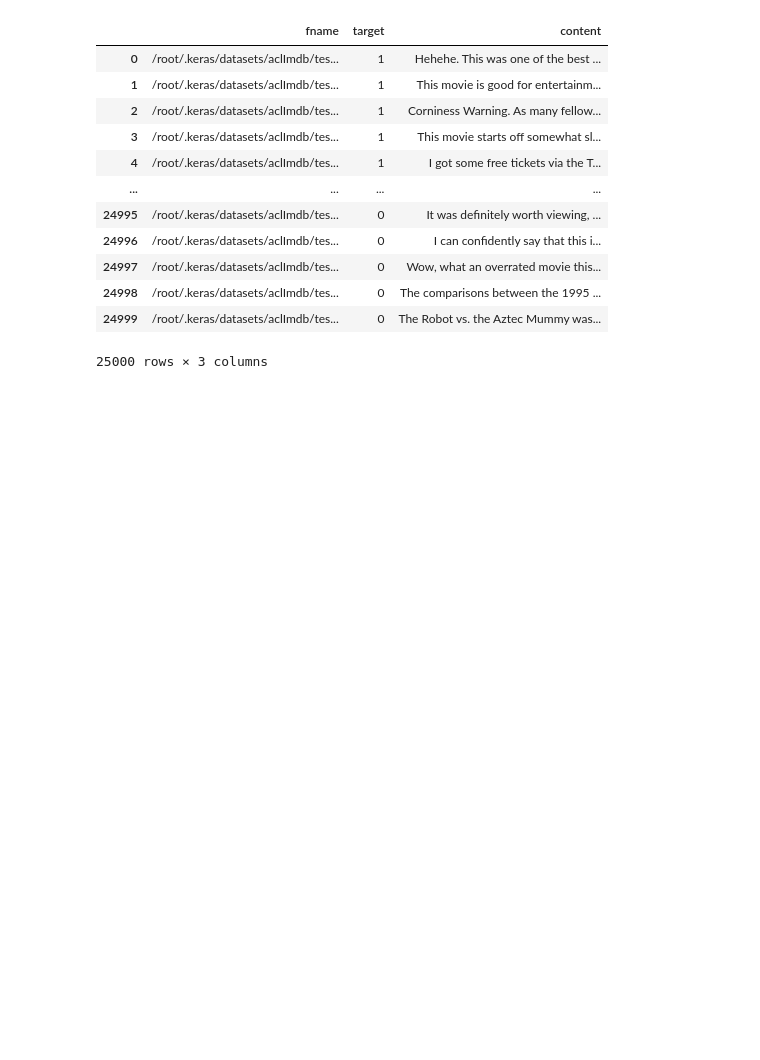
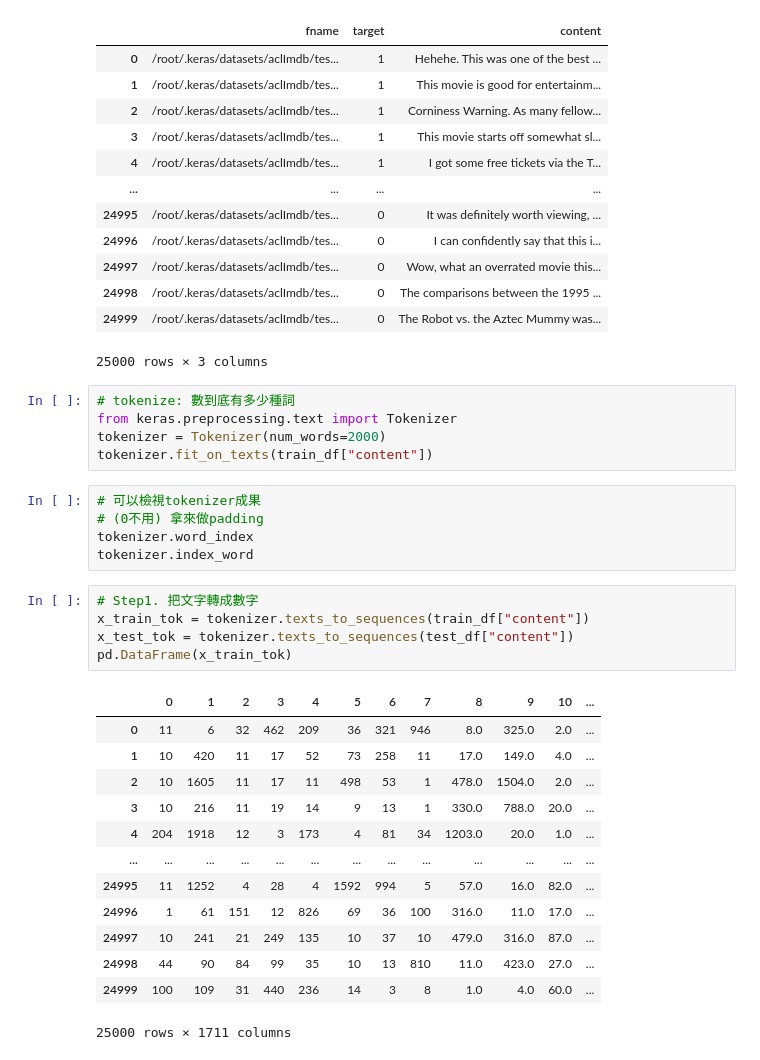
Before and after one commit to Elwing-Chou/MLDemo1216, a Jupyter notebook: imdb.ipynb, the cells around one changed output. Saved outputs shown, nothing was run; the diff lists cells and outputs as text; blank space fills up the shorter version.

```diff
--- a/imdb.ipynb
+++ b/imdb.ipynb
@@ -67,3 +67,32 @@ test_df
 | 24998 | /root/.keras/datasets/aclImdb/tes... | 0 | The comparisons between the 1995 ... |
 | 24999 | /root/.keras/datasets/aclImdb/tes... | 0 | The Robot vs. the Aztec Mummy was... |
 25000 rows × 3 columns
+# %%
+# tokenize: 數到底有多少種詞
+from keras.preprocessing.text import Tokenizer
+tokenizer = Tokenizer(num_words=2000)
+tokenizer.fit_on_texts(train_df["content"])
+# %%
+# 可以檢視tokenizer成果
+# (0不用) 拿來做padding
+tokenizer.word_index
+tokenizer.index_word
+# %%
+# Step1. 把文字轉成數字
+x_train_tok = tokenizer.texts_to_sequences(train_df["content"])
+x_test_tok = tokenizer.texts_to_sequences(test_df["content"])
+pd.DataFrame(x_train_tok)
+# %% [output]
+|  | 0 | 1 | 2 | 3 | 4 | 5 | 6 | 7 | 8 | 9 | 10 | ... |
+| 0 | 11 | 6 | 32 | 462 | 209 | 36 | 321 | 946 | 8.0 | 325.0 | 2.0 | ... |
+| 1 | 10 | 420 | 11 | 17 | 52 | 73 | 258 | 11 | 17.0 | 149.0 | 4.0 | ... |
+| 2 | 10 | 1605 | 11 | 17 | 11 | 498 | 53 | 1 | 478.0 | 1504.0 | 2.0 | ... |
+| 3 | 10 | 216 | 11 | 19 | 14 | 9 | 13 | 1 | 330.0 | 788.0 | 20.0 | ... |
+| 4 | 204 | 1918 | 12 | 3 | 173 | 4 | 81 | 34 | 1203.0 | 20.0 | 1.0 | ... |
+| ... | ... | ... | ... | ... | ... | ... | ... | ... | ... | ... | ... | ... |
+| 24995 | 11 | 1252 | 4 | 28 | 4 | 1592 | 994 | 5 | 57.0 | 16.0 | 82.0 | ... |
+| 24996 | 1 | 61 | 151 | 12 | 826 | 69 | 36 | 100 | 316.0 | 11.0 | 17.0 | ... |
+| 24997 | 10 | 241 | 21 | 249 | 135 | 10 | 37 | 10 | 479.0 | 316.0 | 87.0 | ... |
+| 24998 | 44 | 90 | 84 | 99 | 35 | 10 | 13 | 810 | 11.0 | 423.0 | 27.0 | ... |
+| 24999 | 100 | 109 | 31 | 440 | 236 | 14 | 3 | 8 | 1.0 | 4.0 | 60.0 | ... |
+25000 rows × 1711 columns
```
Also changed, not shown: parts of 2 cells of this notebook.
